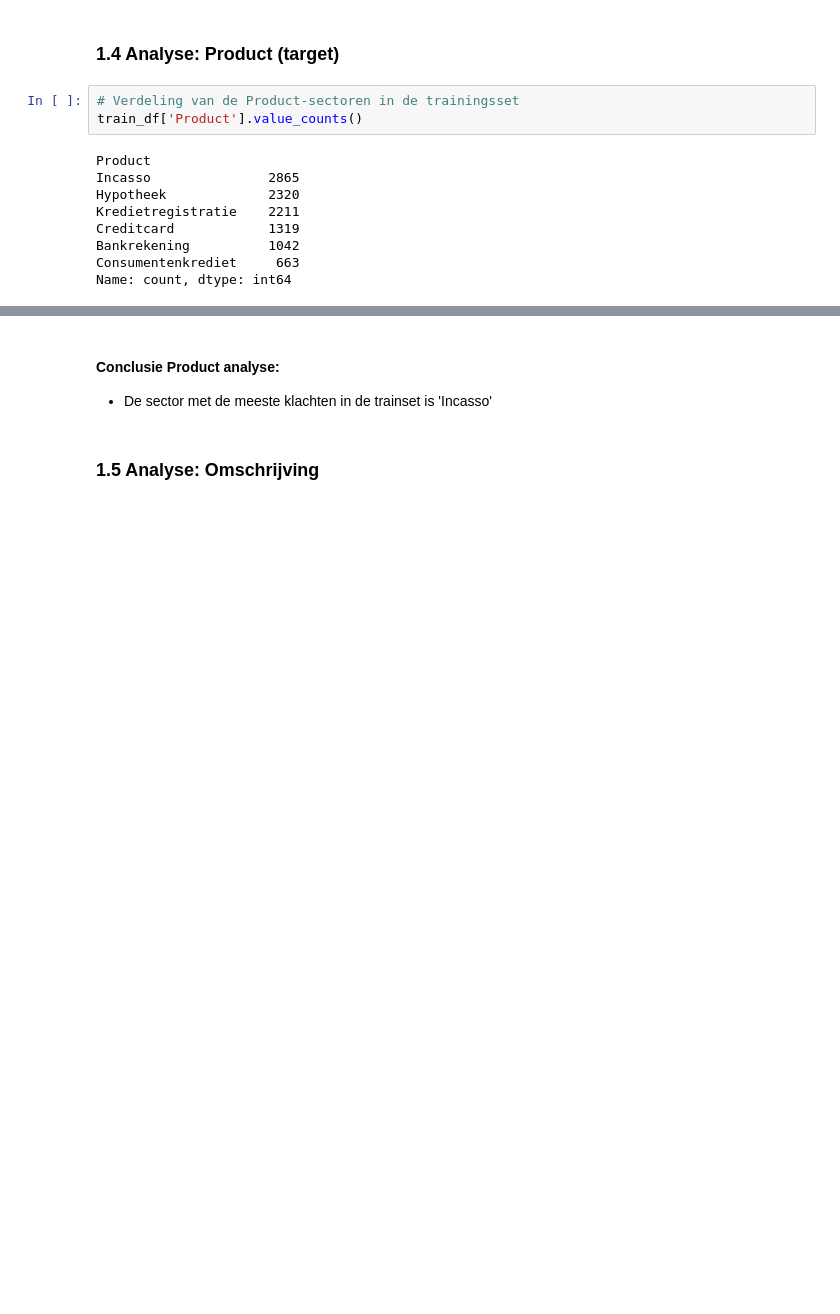
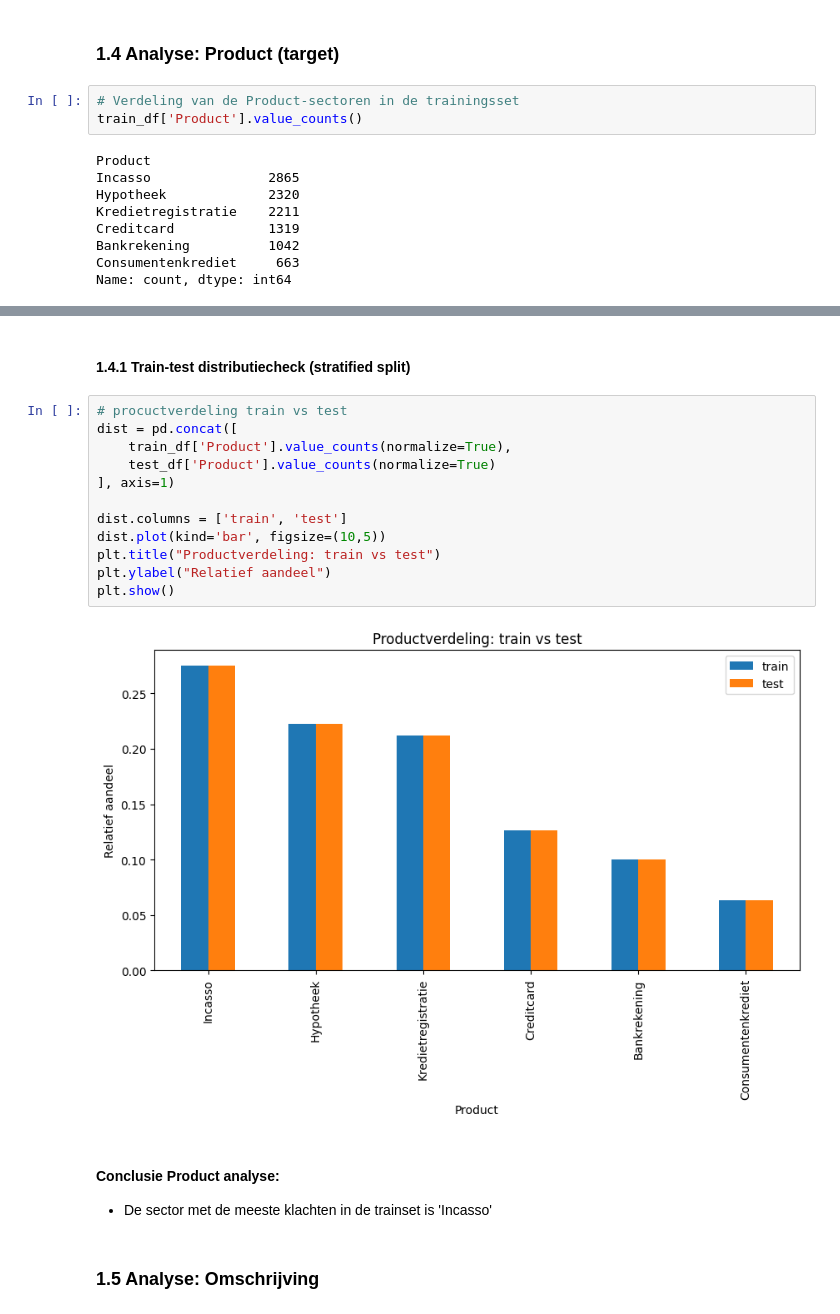
Before and after one commit to OdessaA/dataproject_1, a Jupyter notebook: 01_EDA.ipynb, the cells around one changed output, grey strips where cells are left out. Drawn from its saved outputs; the diff is of its cells as text; blank space fills up the shorter version.

```diff
--- a/01_EDA.ipynb
+++ b/01_EDA.ipynb
@@ -125,3 +124,19 @@ Text(0.5, 1.0, 'Aantal klachten per product sector')
+# %% [markdown]
+#### 1.4.1 Train-test distributiecheck (stratified split)
+# %%
+# procuctverdeling train vs test
+dist = pd.concat([
+    train_df['Product'].value_counts(normalize=True),
+    test_df['Product'].value_counts(normalize=True)
+], axis=1)
+
+dist.columns = ['train', 'test']
+dist.plot(kind='bar', figsize=(10,5))
+plt.title("Productverdeling: train vs test")
+plt.ylabel("Relatief aandeel")
+plt.show()
+# %% [output]
+[figure, added]
 # %% [markdown]
 #### Conclusie Product analyse:
 - De sector met de meeste klachten in de trainset is 'Incasso'
```
Also changed, not shown: parts of 19 cells of this notebook.
